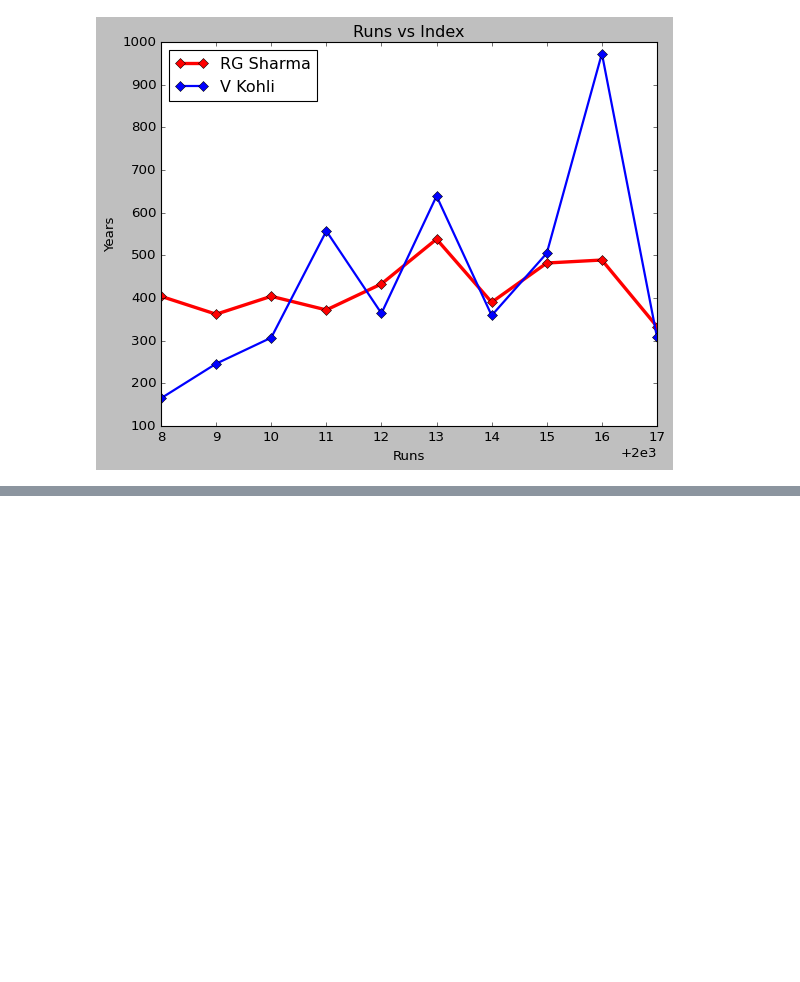
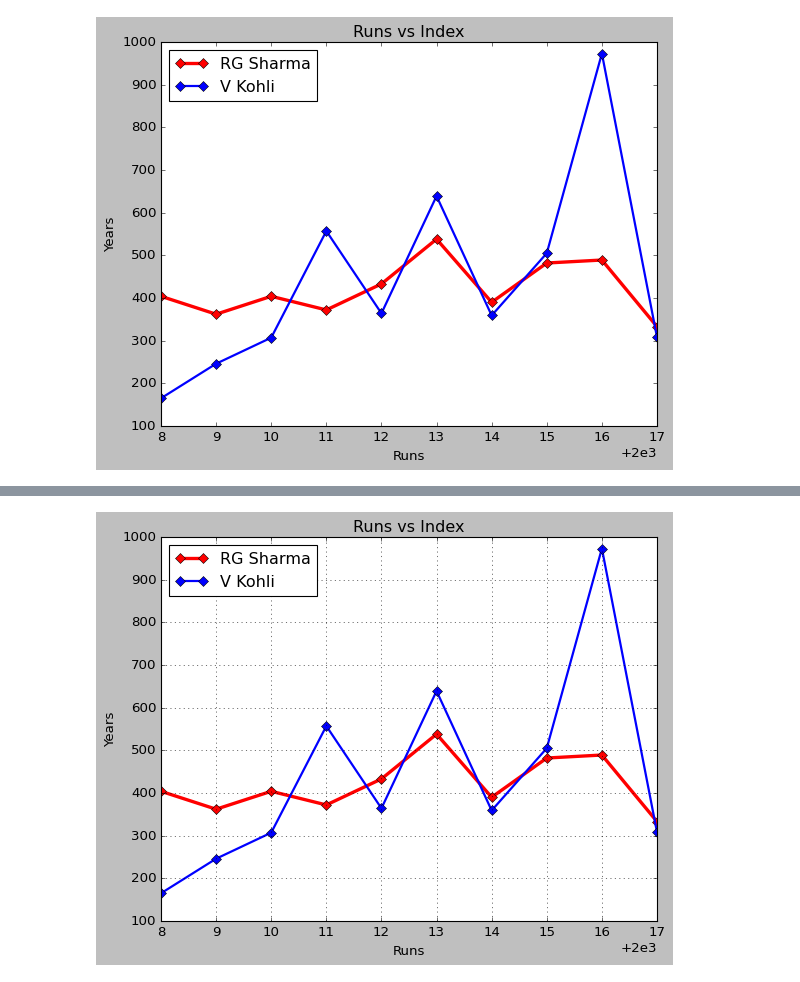
Before and after one commit to Hilal-11/Numpy-Pandas-Matplotlib-Seaborn-Sipy, a Jupyter notebook: matplotlib/matplotlib.ipynb, the cells around one changed output, grey strips where cells are left out. Cells and saved outputs as stored; diff of their text form; code cells hidden in the pictures; blank space fills up the shorter version.

```diff
--- a/matplotlib/matplotlib.ipynb
+++ b/matplotlib/matplotlib.ipynb
@@ -112,0 +128,12 @@ plt.legend(loc='best') # loc parameter is used to specify the location of the le
+# %%
+# we can also add grid to the graph to make it more readable and easier to analyze the data. We can add grid to the graph by using the grid function.
+plt.plot( batsman['index'], batsman['RG Sharma'], color='red', linewidth=3, marker='D', label='RG Sharma')
+plt.plot( batsman['index'], batsman['V Kohli'], color='blue', linewidth=2, marker='D', label='V Kohli')
+plt.xlabel('Runs')
+plt.ylabel('Years')
+plt.title('Runs vs Index')
+plt.style.use('classic')
+plt.legend(loc='best') # loc parameter is used to specify the location of the legend. We can use 'best' to automatically place the legend in the best location.
+plt.grid() # to add grid to the graph
+# %% [output]
+[figure, added]
```
Also changed, not shown: parts of 2 cells of this notebook.
